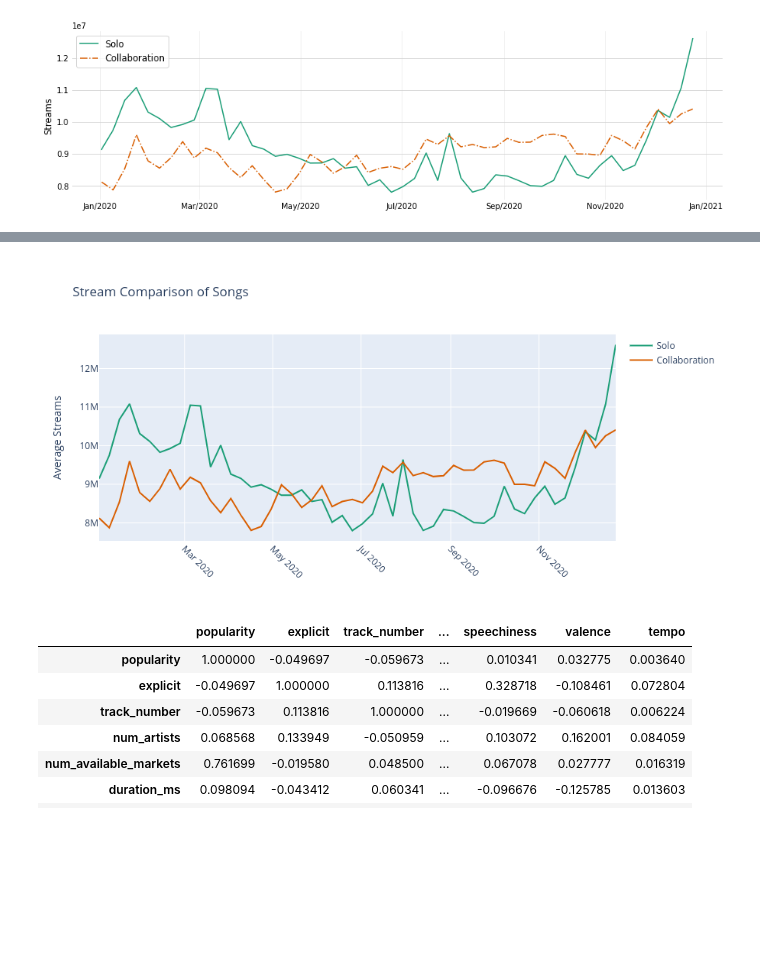
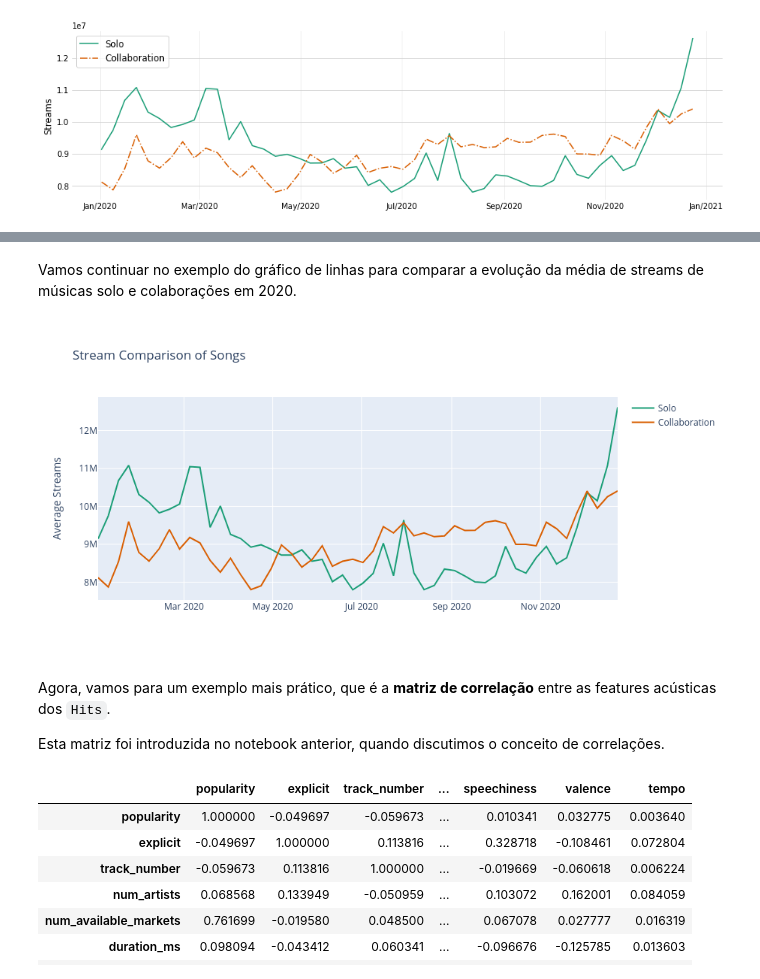
Before and after one commit to opgabriel/jai2021-jupyter, a Jupyter notebook: 5.Ciencia.de.Dados/5.2.Visualizacao.ipynb, the cells around one changed output, grey strips where cells are left out. Drawn from its saved outputs; the diff is of its cells as text; code cells hidden in the pictures; blank space fills up the shorter version.

Commit message:
Atualizando 5.2.Visualizacao.ipynb

```diff
--- a/5.Ciencia.de.Dados/5.2.Visualizacao.ipynb
+++ b/5.Ciencia.de.Dados/5.2.Visualizacao.ipynb
@@ -685,17 +690,25 @@ import plotly.graph_objs as go
 import cufflinks as cf
 cf.go_offline()
 cf.set_config_file(offline=False, world_readable=True)
+# %% [markdown]
+Vamos continuar no exemplo do gráfico de linhas para comparar a evolução da média de streams de músicas solo e colaborações em 2020.
 # %%
+# Conjunto de dados que serão plotados no gráfico interativo
+# A variável data contém as duas linhas (Solo/Collab)
 data = [go.Scatter(x=df_solo.index, y=df_solo['streams'], marker_color='#1b9e77', name='Solo'),
         go.Scatter(x=df_collab.index, y=df_collab['streams'], marker_color='#d95f02', name='Collaboration')]
 
+# Configura alguns parâmetros do plot, como título e nome dos eixos
 layout = go.Layout(title="Stream Comparison of Songs", yaxis=dict(title='Average Streams'))
 
 fig = go.Figure(data=data, layout=layout)
-fig.update_xaxes(tickangle=45)
 py.iplot(fig)
 # %% [output]
-[figure, old version]
+[figure, new version]
+# %% [markdown]
+Agora, vamos para um exemplo mais prático, que é a **matriz de correlação** entre as features acústicas dos `Hits`.
+
+Esta matriz foi introduzida no notebook anterior, quando discutimos o conceito de correlações.
 # %%
 df_hits.corr()
 # %% [output]
```
Also changed, not shown: parts of 4 cells of this notebook.
